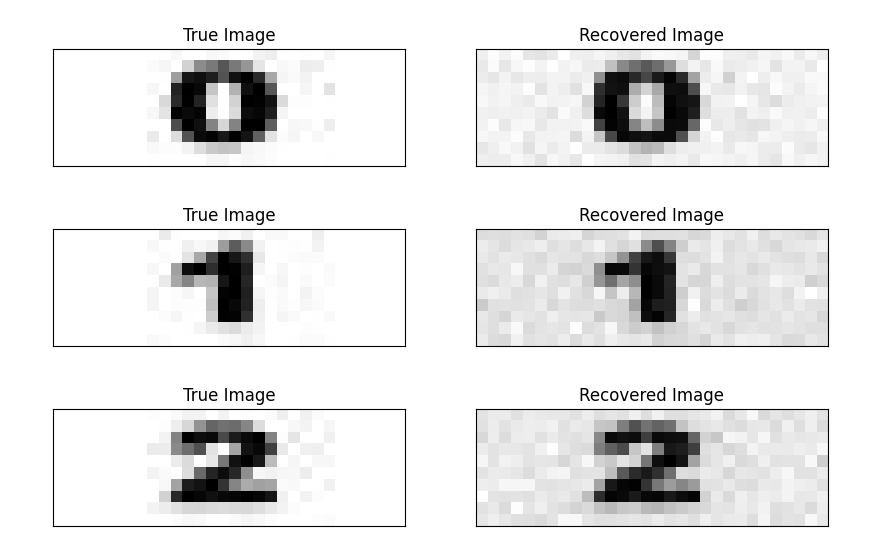
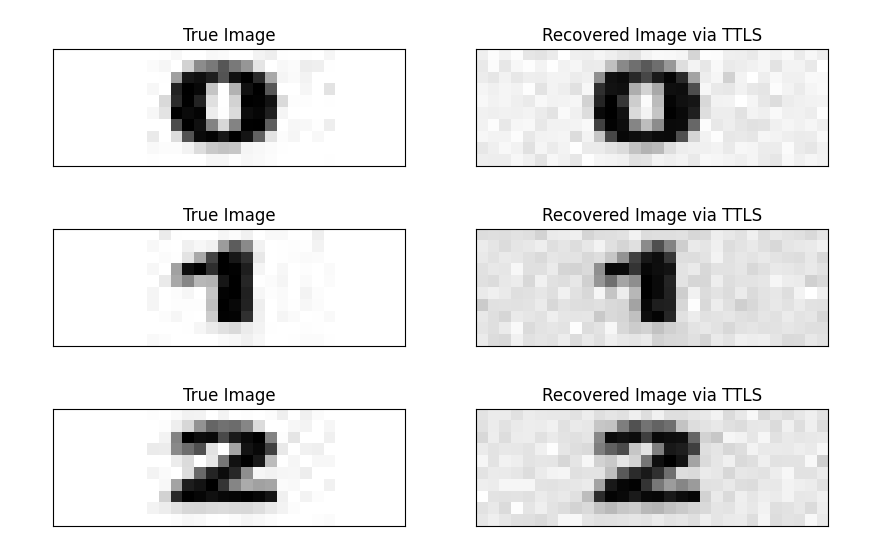
Before and after one commit to YANGCHEN205/TTLS, a Jupyter notebook: demo.ipynb, the cells around one changed output. Cells and saved outputs as stored; diff of their text form; code cells hidden in the pictures.

```diff
--- a/demo.ipynb
+++ b/demo.ipynb
@@ -221,24 +119,24 @@ TTLS distance:0.0538417669100899
 # %%
 import matplotlib.pyplot as plt
 plt.style.use('default')
 # 假设 'data' 和 'X_ttls' 是你的3D数组，'frame_num' 是帧数
 for i in range(frame_num):
     # 创建一个图和两个子图，1行2列
     fig, axs = plt.subplots(1, 2, figsize=(10, 5))
 
     # 在第一个子图上绘制True Image
     axs[0].imshow(np.abs(data[:,:,i]), cmap='gray')
     axs[0].set_title('True Image')
     axs[0].set_xticks([])
     axs[0].set_yticks([])
     # 在第二个子图上绘制Recovered Image
     axs[1].imshow(np.abs(X_ttls[:,:,i].reshape([10,30])), cmap='gray')
-    axs[1].set_title('Recovered Image')
+    axs[1].set_title('Recovered Image via TTLS')
     axs[1].set_xticks([])
     axs[1].set_yticks([])
     # 显示图像
     plt.show()
 # %% [output]
-[figure, old version]
+[figure, new version]
-[figure, old version]
+[figure, new version]
-[figure, old version]
+[figure, new version]
```
Also changed, not shown: parts of 2 cells of this notebook, 6 other files.
